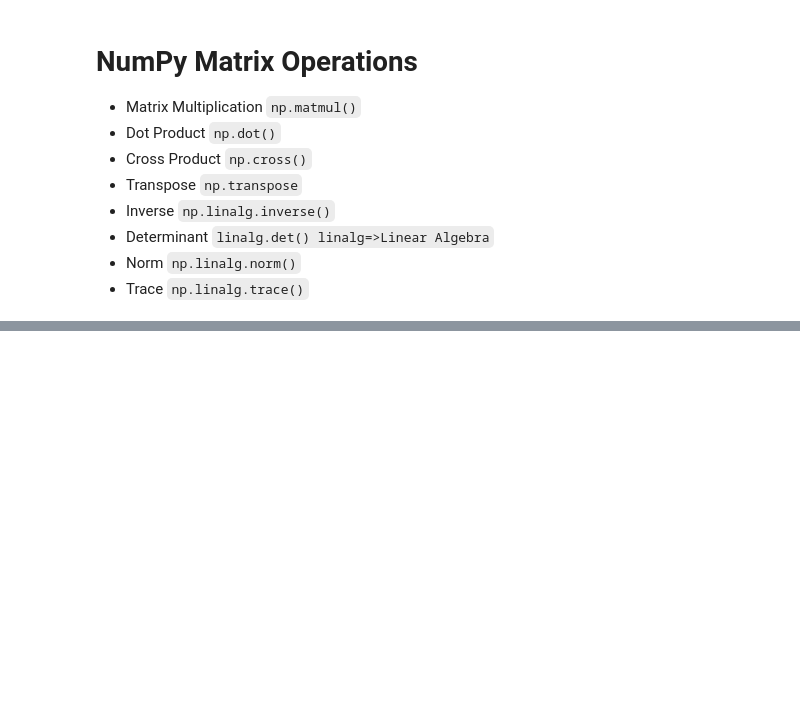
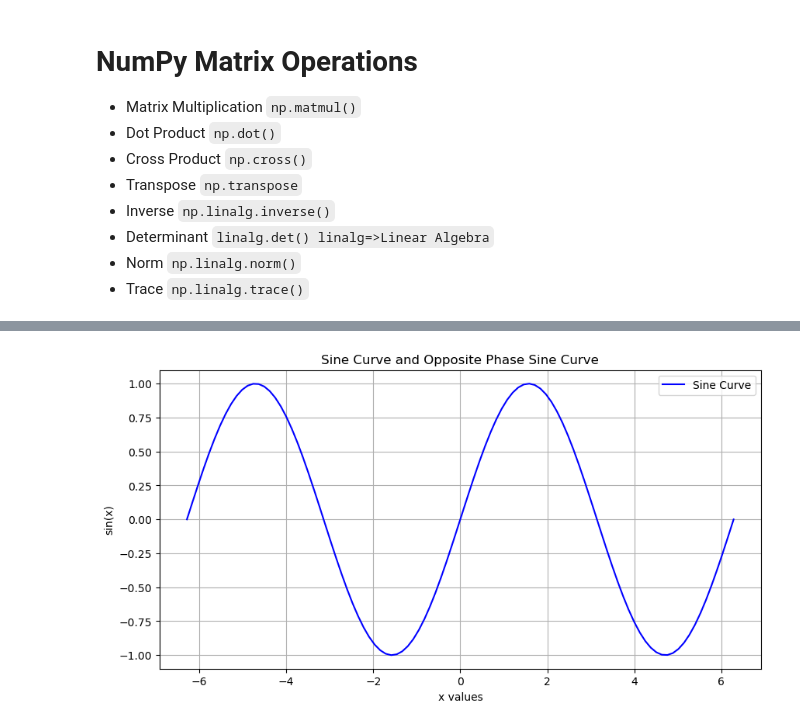
Before and after one commit to AmritaPudasaini/Python-Programming, a Jupyter notebook: week-5-Numpy.ipynb, the cells around one changed output, grey strips where cells are left out. Drawn from its saved outputs; the diff is of its cells as text; code cells hidden in the pictures; blank space fills up the shorter version.

```diff
--- a/week-5-Numpy.ipynb
+++ b/week-5-Numpy.ipynb
@@ -312,0 +361,24 @@ print(multiply)
+# %%
+import numpy as np
+import matplotlib.pyplot as plt
+
+# Generate x values
+x = np.linspace(-2*np.pi, 2 * np.pi, 100)
+
+# Calculate y values
+y_sin = np.sin(x)
+
+# Create the plot
+plt.figure(figsize=(10, 5))
+
+# Plot the sine curve and its opposite phase
+plt.plot(x, y_sin, label='Sine Curve', color='blue')
+
+plt.xlabel('x values')
+plt.ylabel('sin(x)')
+plt.title('Sine Curve and Opposite Phase Sine Curve')
+plt.legend()
+plt.grid(True, which='both', axis='both')
+plt.show()
+# %% [output]
+[figure, added]
```
Also changed, not shown: parts of 12 cells of this notebook.
